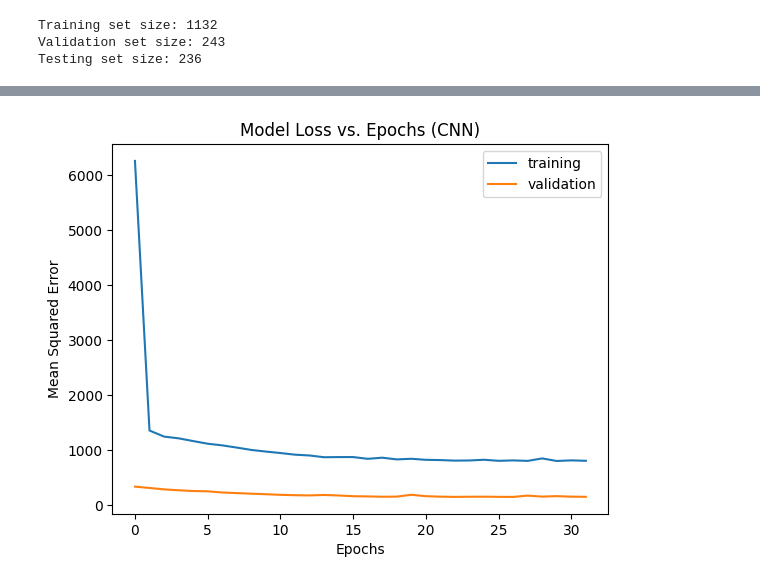
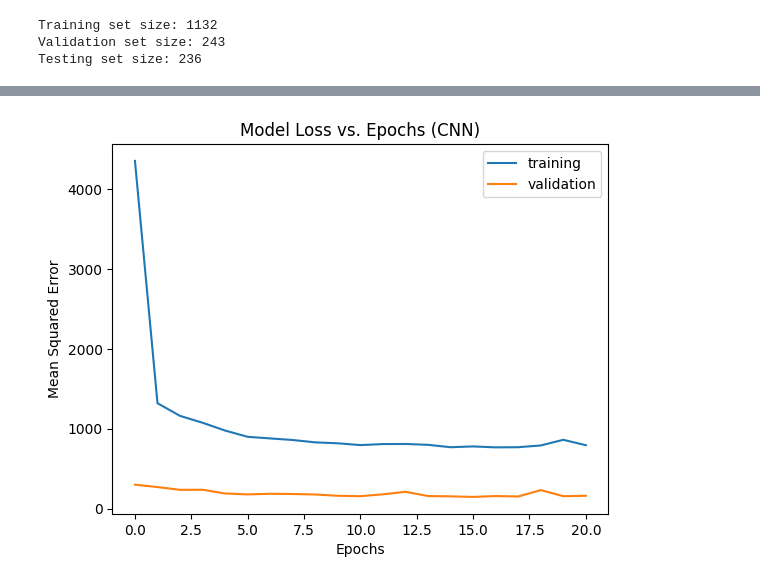
Before and after one commit to Bailey-Ward/Dissertation, a Jupyter notebook: Dissertation.ipynb, the cells around one changed output, grey strips where cells are left out. Saved outputs shown, nothing was run; the diff lists cells and outputs as text; code cells hidden in the pictures.

```diff
--- a/Dissertation.ipynb
+++ b/Dissertation.ipynb
@@ -376,13 +411,43 @@ model2 = Sequential([
 # %%
-model2.compile(optimizer='Adam', loss=tf.keras.losses.MeanSquaredError(),
+def build_cnn(hp):
+    model2 = Sequential([
+        InputLayer((7, 1)),
+        Conv1D(filters=hp.Int('filters', min_value=32, max_value=128, step=32), kernel_size=hp.Int('kernel_size', min_value=2, max_value=5, step=1),
+                   activation='relu'),
+        Flatten(),
+        Dense(units=hp.Int('dense_units', min_value=4, max_value=64, step=4), activation='relu'),
+        Dense(1, 'linear')
+    ],name='CNN')
+
+    model2.compile(optimizer='Adam', loss=tf.keras.losses.MeanSquaredError(),
                  metrics=[tf.keras.metrics.MeanAbsoluteError(),tf.keras.metrics.RootMeanSquaredError()])
-history2 = model2.fit(X_train, y_train, epochs=150, verbose=0,validation_data=(X_val, y_val),callbacks=[early_stopping])
+    return model2
 
 
-model2.summary()
+tuner2 = RandomSearch(
+    build_cnn,
+    objective='val_loss',
+    max_trials=5,  # Adjust the number of trials as needed
+    executions_per_trial=1,
+    directory='C:/Users/Baile/diss/model1',
+    project_name='cnn_hyperparameter_tuning')
+
+# Perform hyperparameter search
+tuner2.search(X_train, y_train, epochs=150, validation_data=(X_val, y_val), callbacks=[early_stopping])
+
+# Get the best hyperparameters
+best_hps2 = tuner2.get_best_hyperparameters(num_trials=1)[0]
+
+# Build the model with the best hyperparameters
+best_cnn = tuner2.hypermodel.build(best_hps2)
+
+# Train the model using the best hyperparameters
+history2 = best_cnn.fit(X_train, y_train, epochs=150, verbose=0, validation_data=(X_val, y_val), callbacks=[early_stopping])
+
+best_cnn.summary()
 print(len(history2.history['loss']), "epochs used")
 # Evaluate the model
-mse2, mae2, rmse2 = model2.evaluate(X_test, y_test)
+mse2, mae2, rmse2 = best_cnn.evaluate(X_test, y_test)
 print("Mean Squared Error:", mse2)
 print("Mean Absolute Error:", mae2)
 print("Root Mean Squared Error Score:", rmse2)
@@ -424,8 +489,8 @@ predict_and_plot(model2, X_test, y_test)
 236 rows × 2 columns
 # %%
-overfit_check(history2, model2)
+overfit_check(history2, best_cnn)
 # %% [output]
-[figure, old version]
+[figure, new version]
 # %%
 def transformer_encoder(inputs, head_size, num_heads, ff_dim, dropout=0):
     # Normalization and Attention
```
Also changed, not shown: parts of 15 cells of this notebook.
